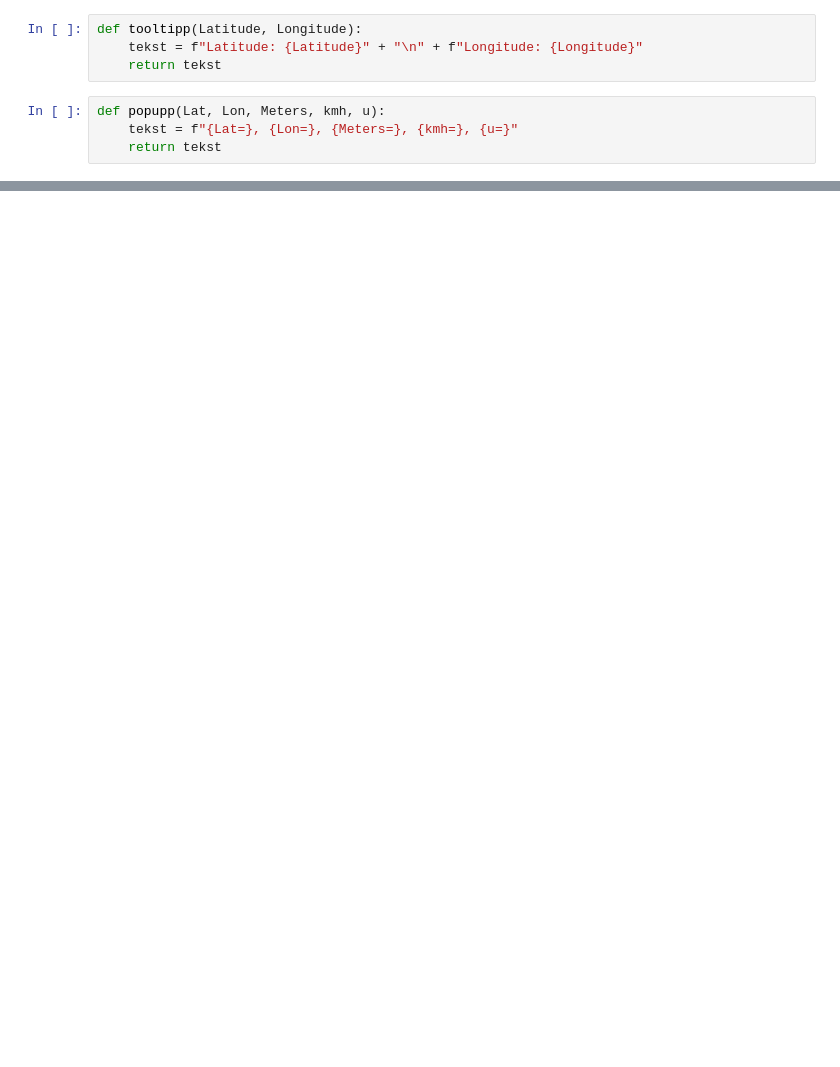
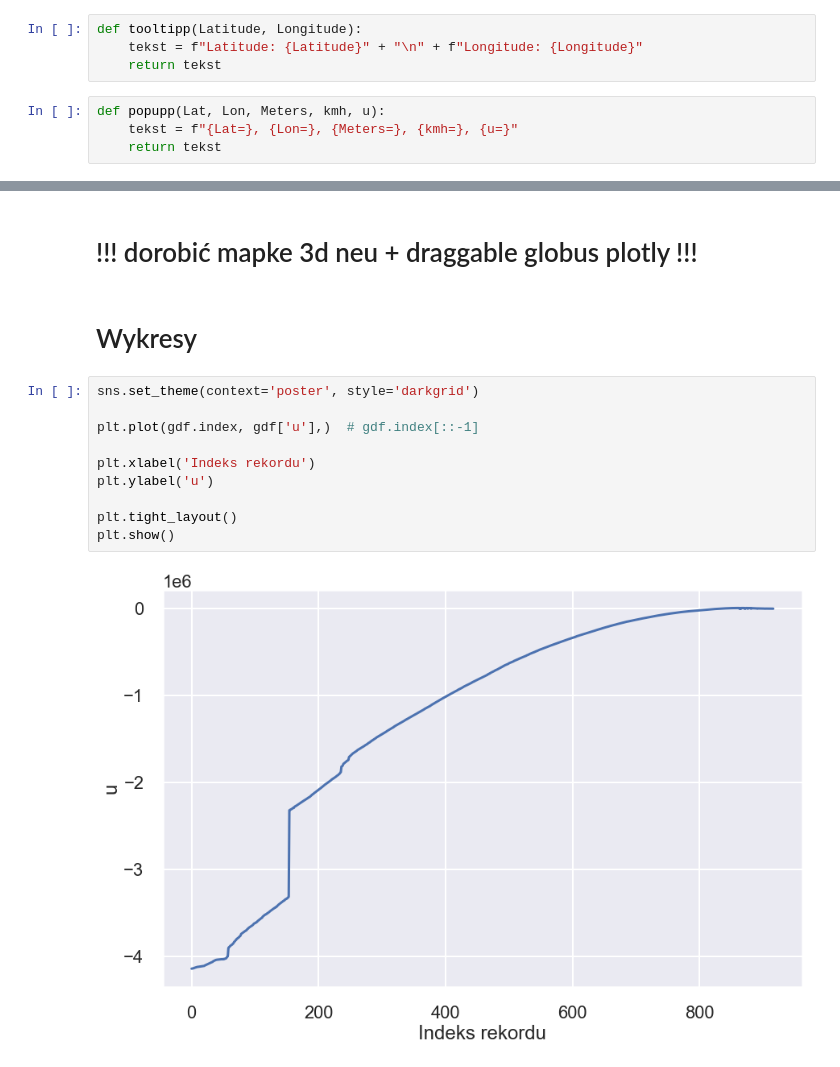
Before and after one commit to krz144/WZGW, a Jupyter notebook: Projekt1/projekt1.ipynb, the cells around one changed output, grey strips where cells are left out. Saved outputs shown, nothing was run; the diff lists cells and outputs as text; blank space fills up the shorter version.

```diff
--- a/Projekt1/projekt1.ipynb
+++ b/Projekt1/projekt1.ipynb
@@ -171,0 +197,16 @@ m
+# %% [markdown]
+# !!! dorobić mapke 3d neu + draggable globus plotly !!!
+# %% [markdown]
+# Wykresy
+# %%
+sns.set_theme(context='poster', style='darkgrid')
+
+plt.plot(gdf.index, gdf['u'],)  # gdf.index[::-1]
+
+plt.xlabel('Indeks rekordu')
+plt.ylabel('u')
+
+plt.tight_layout()
+plt.show()
+# %% [output]
+[figure, added]
```
Also changed, not shown: parts of 32 cells of this notebook.
